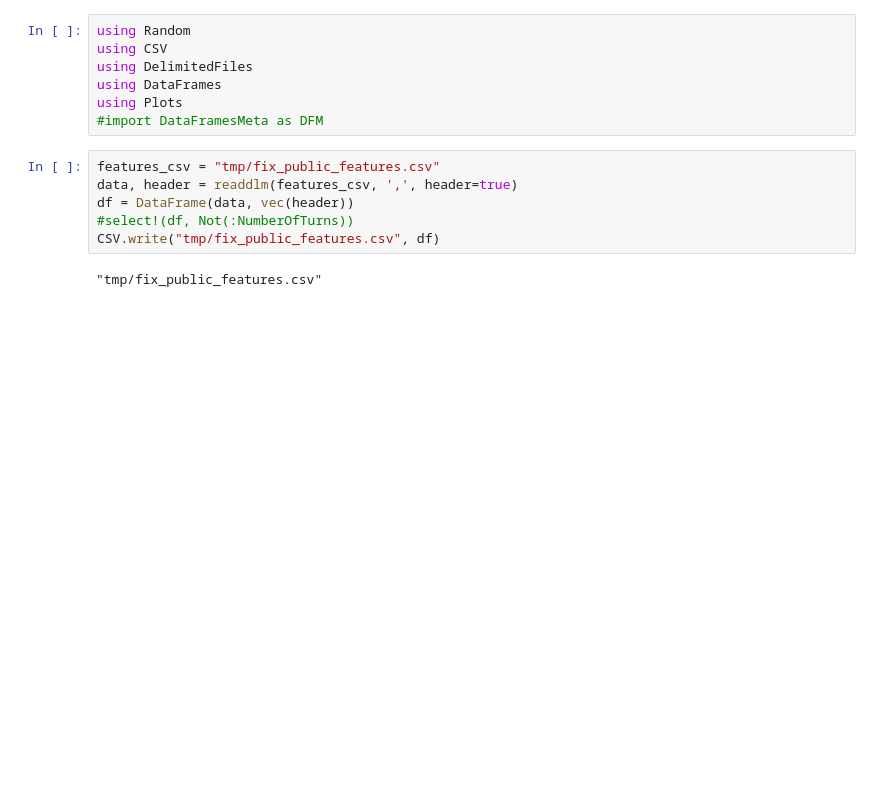
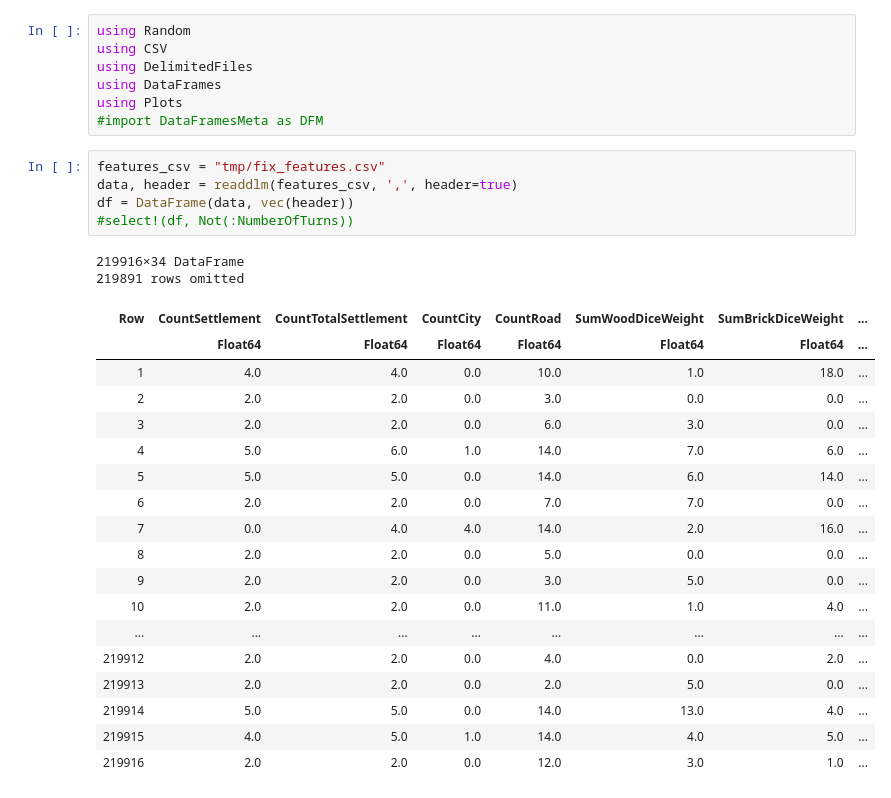
Before and after one commit to BKaperick/CatanBase.jl, a Jupyter notebook: RunScripts/turn_num_analysis.ipynb, the cells around one changed output. Cells and saved outputs as stored; diff of their text form; blank space fills up the shorter version.

```diff
--- a/RunScripts/turn_num_analysis.ipynb
+++ b/RunScripts/turn_num_analysis.ipynb
@@ -6,10 +6,28 @@ using DataFrames
 using Plots
 #import DataFramesMeta as DFM
 # %%
-features_csv = "tmp/fix_public_features.csv"
+features_csv = "tmp/fix_features.csv"
 data, header = readdlm(features_csv, ',', header=true)
 df = DataFrame(data, vec(header))
 #select!(df, Not(:NumberOfTurns))
-CSV.write("tmp/fix_public_features.csv", df)
 # %% [output]
-"tmp/fix_public_features.csv"
+219916×34 DataFrame
+219891 rows omitted
+| Row | CountSettlement | CountTotalSettlement | CountCity | CountRoad | SumWoodDiceWeight | SumBrickDiceWeight | ... |
+|  | Float64 | Float64 | Float64 | Float64 | Float64 | Float64 | ... |
+| 1 | 4.0 | 4.0 | 0.0 | 10.0 | 1.0 | 18.0 | ... |
+| 2 | 2.0 | 2.0 | 0.0 | 3.0 | 0.0 | 0.0 | ... |
+| 3 | 2.0 | 2.0 | 0.0 | 6.0 | 3.0 | 0.0 | ... |
+| 4 | 5.0 | 6.0 | 1.0 | 14.0 | 7.0 | 6.0 | ... |
+| 5 | 5.0 | 5.0 | 0.0 | 14.0 | 6.0 | 14.0 | ... |
+| 6 | 2.0 | 2.0 | 0.0 | 7.0 | 7.0 | 0.0 | ... |
+| 7 | 0.0 | 4.0 | 4.0 | 14.0 | 2.0 | 16.0 | ... |
+| 8 | 2.0 | 2.0 | 0.0 | 5.0 | 0.0 | 0.0 | ... |
+| 9 | 2.0 | 2.0 | 0.0 | 3.0 | 5.0 | 0.0 | ... |
+| 10 | 2.0 | 2.0 | 0.0 | 11.0 | 1.0 | 4.0 | ... |
+| ... | ... | ... | ... | ... | ... | ... | ... |
+| 219912 | 2.0 | 2.0 | 0.0 | 4.0 | 0.0 | 2.0 | ... |
+| 219913 | 2.0 | 2.0 | 0.0 | 2.0 | 5.0 | 0.0 | ... |
+| 219914 | 5.0 | 5.0 | 0.0 | 14.0 | 13.0 | 4.0 | ... |
+| 219915 | 4.0 | 5.0 | 1.0 | 14.0 | 4.0 | 5.0 | ... |
+| 219916 | 2.0 | 2.0 | 0.0 | 12.0 | 3.0 | 1.0 | ... |
```
Also changed, not shown: parts of 5 cells of this notebook, 2 other files.
